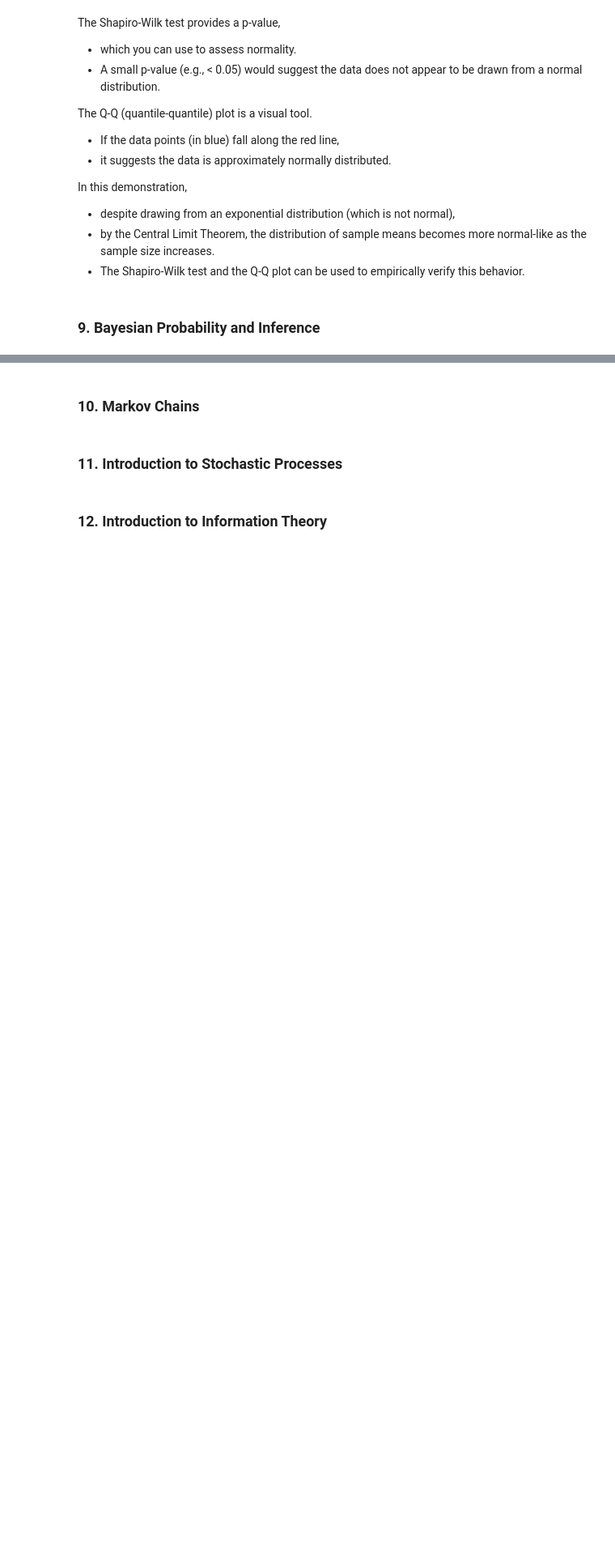
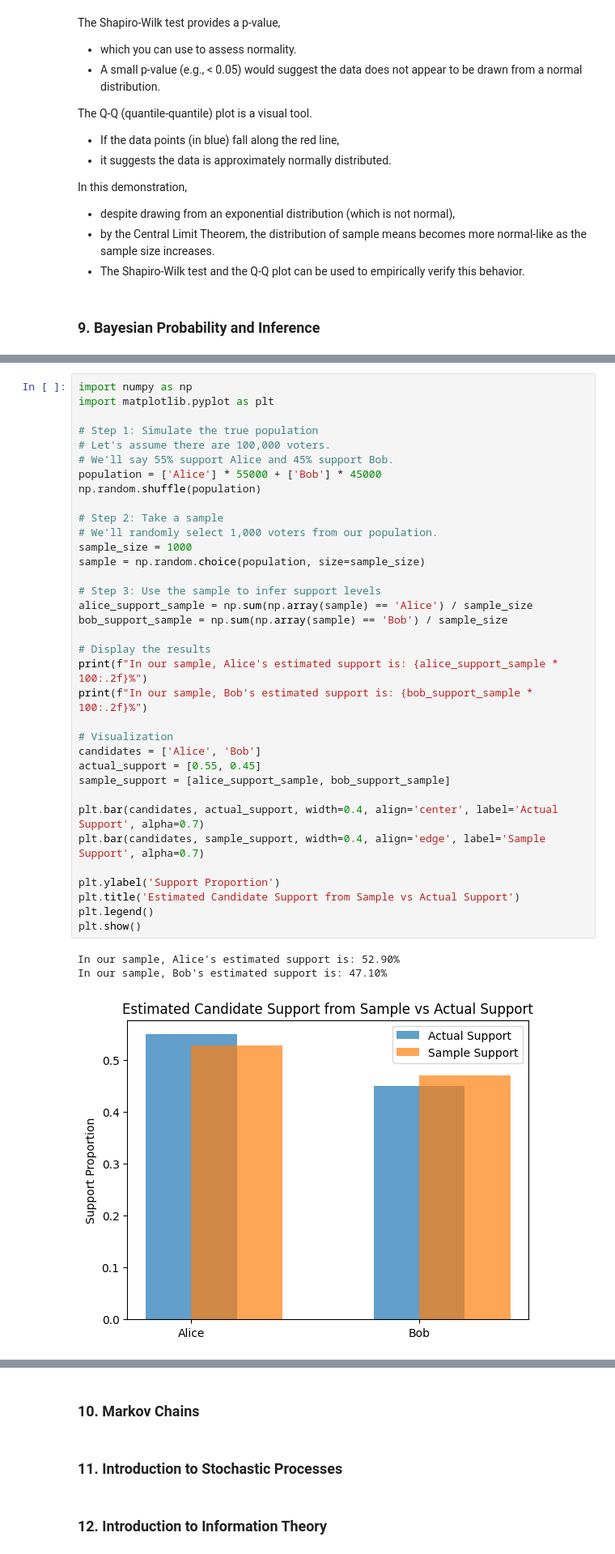
Before and after one commit to natapone/learning_ai_by_coding, a Jupyter notebook: 1-3_probability.ipynb, the cells around one changed output, grey strips where cells are left out. Shown at 81% size. Saved outputs shown, nothing was run; the diff lists cells and outputs as text; blank space fills up the shorter version.

```diff
--- a/1-3_probability.ipynb
+++ b/1-3_probability.ipynb
@@ -1879,0 +2021,39 @@ In this demonstration,
+# %%
+import numpy as np
+import matplotlib.pyplot as plt
+
+# Step 1: Simulate the true population
+# Let's assume there are 100,000 voters.
+# We'll say 55% support Alice and 45% support Bob.
+population = ['Alice'] * 55000 + ['Bob'] * 45000
+np.random.shuffle(population)
+
+# Step 2: Take a sample
+# We'll randomly select 1,000 voters from our population.
+sample_size = 1000
+sample = np.random.choice(population, size=sample_size)
+
+# Step 3: Use the sample to infer support levels
+alice_support_sample = np.sum(np.array(sample) == 'Alice') / sample_size
+bob_support_sample = np.sum(np.array(sample) == 'Bob') / sample_size
+
+# Display the results
+print(f"In our sample, Alice's estimated support is: {alice_support_sample * 100:.2f}%")
+print(f"In our sample, Bob's estimated support is: {bob_support_sample * 100:.2f}%")
+
+# Visualization
+candidates = ['Alice', 'Bob']
+actual_support = [0.55, 0.45]
+sample_support = [alice_support_sample, bob_support_sample]
+
+plt.bar(candidates, actual_support, width=0.4, align='center', label='Actual Support', alpha=0.7)
+plt.bar(candidates, sample_support, width=0.4, align='edge', label='Sample Support', alpha=0.7)
+
+plt.ylabel('Support Proportion')
+plt.title('Estimated Candidate Support from Sample vs Actual Support')
+plt.legend()
+plt.show()
+# %% [output]
+In our sample, Alice's estimated support is: 52.90%
+In our sample, Bob's estimated support is: 47.10%
+[figure, added]
```
Also changed, not shown: parts of 12 cells of this notebook.
